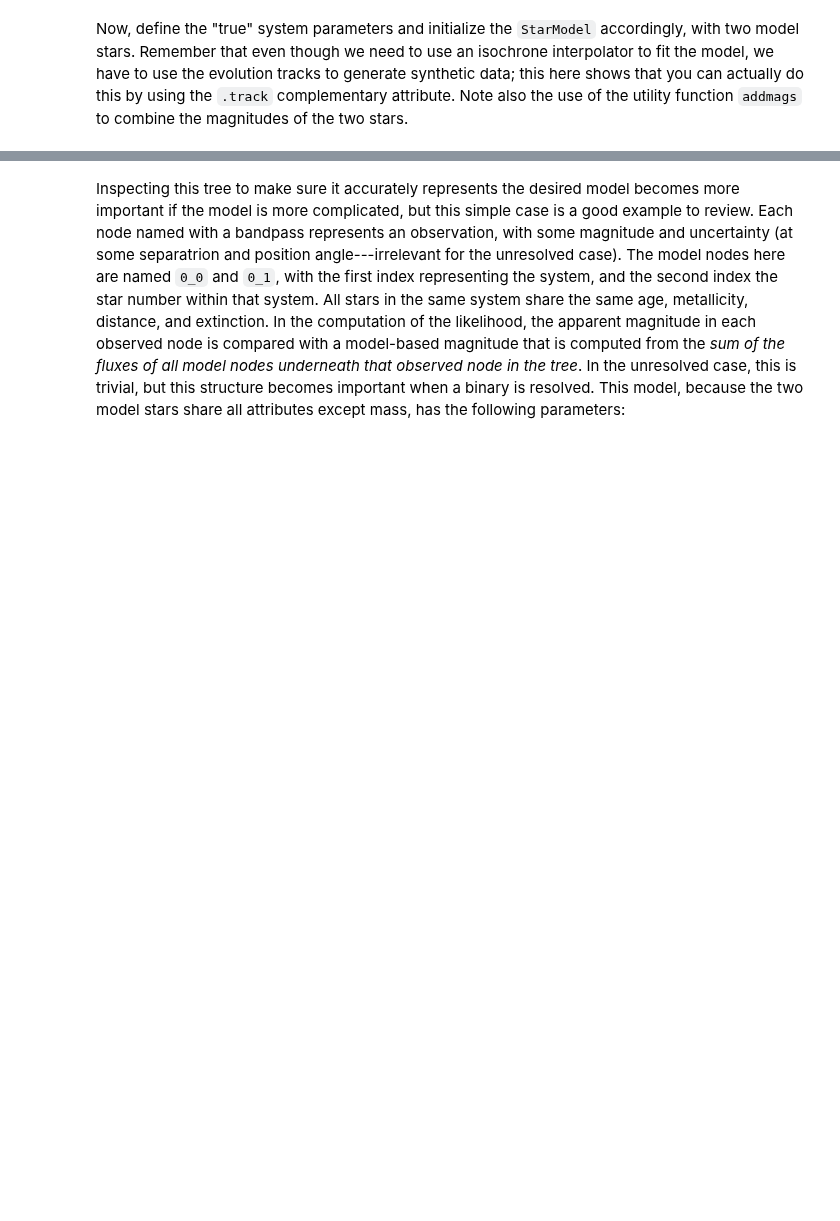
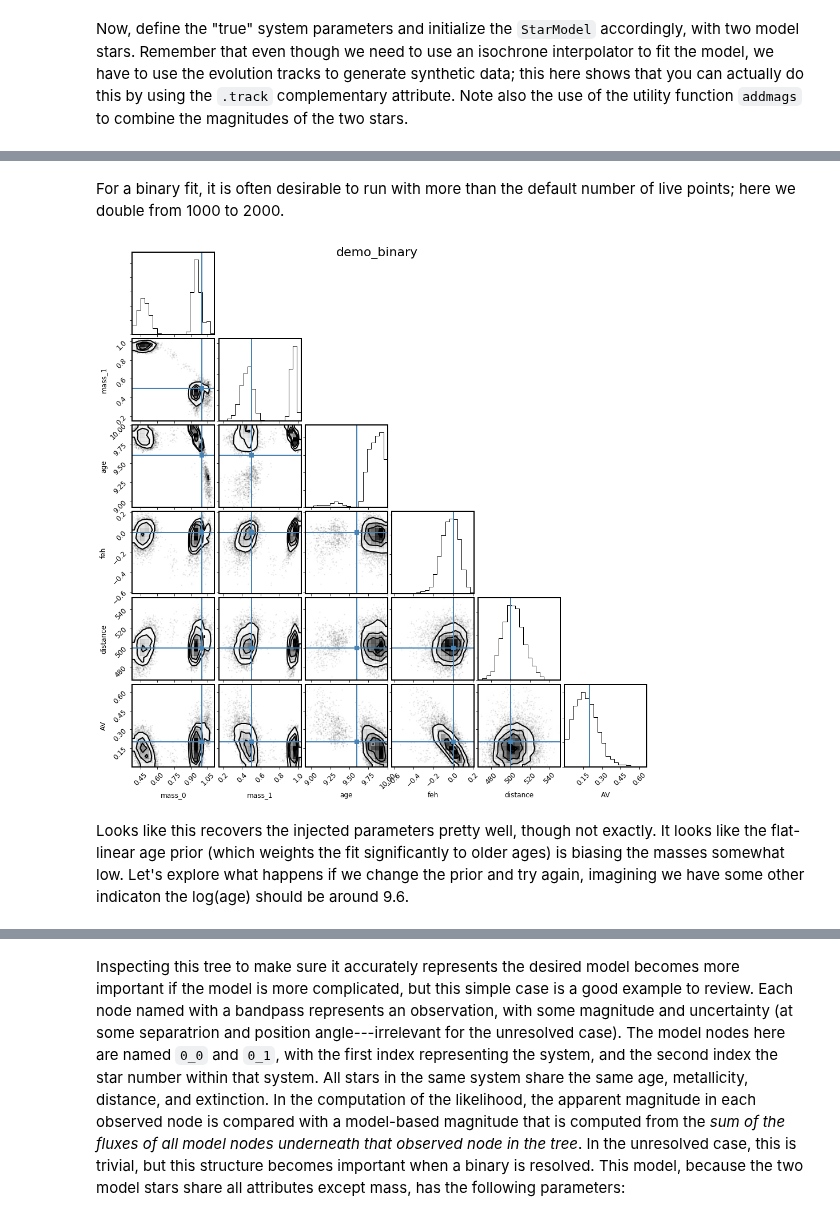
Before and after one commit to timothydmorton/isochrones, a Jupyter notebook: docs/multiple.ipynb, the cells around one changed output, grey strips where cells are left out. Cells and saved outputs as stored; diff of their text form; code cells hidden in the pictures; blank space fills up the shorter version.

```diff
--- a/docs/multiple.ipynb
+++ b/docs/multiple.ipynb
@@ -15,7 +17,7 @@ mist = get_ichrone('mist')
 # %% [markdown]
 Now, define the "true" system parameters and initialize the `StarModel` accordingly, with two model stars.  Remember that even though we need to use an isochrone interpolator to fit the model, we have to use the evolution tracks to generate synthetic data; this here shows that you can actually do this by using the `.track` complementary attribute.  Note also the use of the utility function `addmags` to combine the magnitudes of the two stars.
 # %%
-from isochrones import StarModel
+from isochrones import BinaryStarModel
 from isochrones.utils import addmags
 
 distance = 500  # pc
@@ -38,4 +40,4 @@ mags_tot = {b: (addmags(props_A[b], props_B[b]), unc[b]) for b in bands}
 # Gaia parallax in mas for a system at 500 pc
 parallax = (2, 0.05)
 
-mod_binary = StarModel(mist, **mags_tot, parallax=parallax, N=2, name='demo_binary')
+mod_binary = BinaryStarModel(mist, **mags_tot, parallax=parallax, name='demo_binary')
@@ -55,0 +52,2 @@ root
+# %%
+mod_binary.set_bounds(eep=(1, 600), age=(8, 10))
@@ -55,0 +63,12 @@ root
+# %% [markdown]
+For a binary fit, it is often desirable to run with more than the default number of live points; here we double from 1000 to 2000.
+# %%
+mod_binary.fit(n_live_points=2000)  # takes about 14 minutes on my laptop
+# %%
+%matplotlib inline
+
+columns = ['mass_0', 'mass_1', 'age', 'feh', 'distance', 'AV']
+truths = [mass_A, mass_B, age, feh, distance, AV]
+mod_binary.corner_derived(columns, truths=truths);
+# %% [output]
+[figure, added]
@@ -55,0 +77,2 @@ root
+# %% [markdown]
+Looks like this recovers the injected parameters pretty well, though not exactly.  It looks like the flat-linear age prior (which weights the fit significantly to older ages) is biasing the masses somewhat low.  Let's explore what happens if we change the prior and try again, imagining we have some other indicaton the log(age) should be around 9.6.
```
Also changed, not shown: parts of 48 cells of this notebook, 13 other files.
